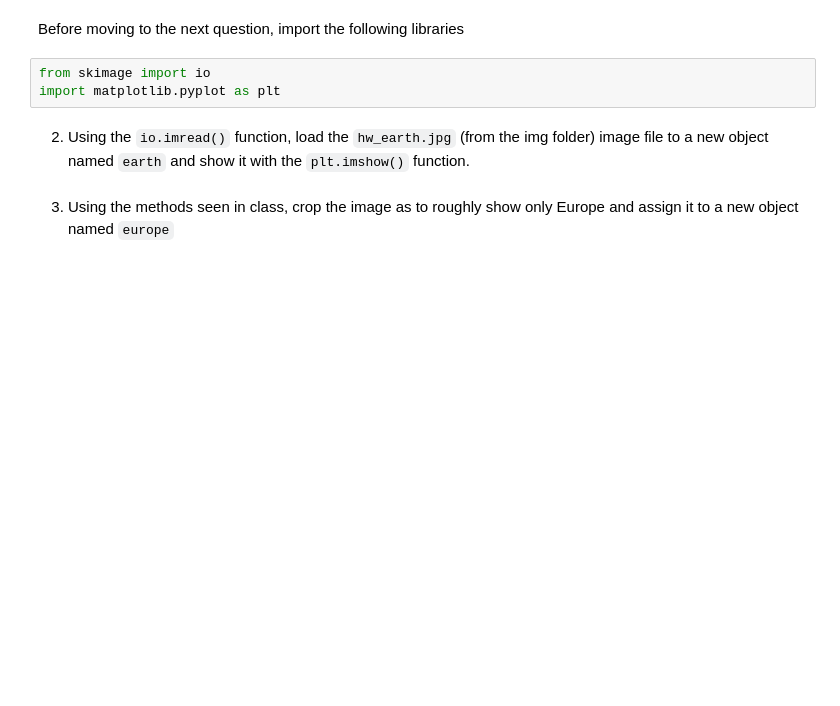
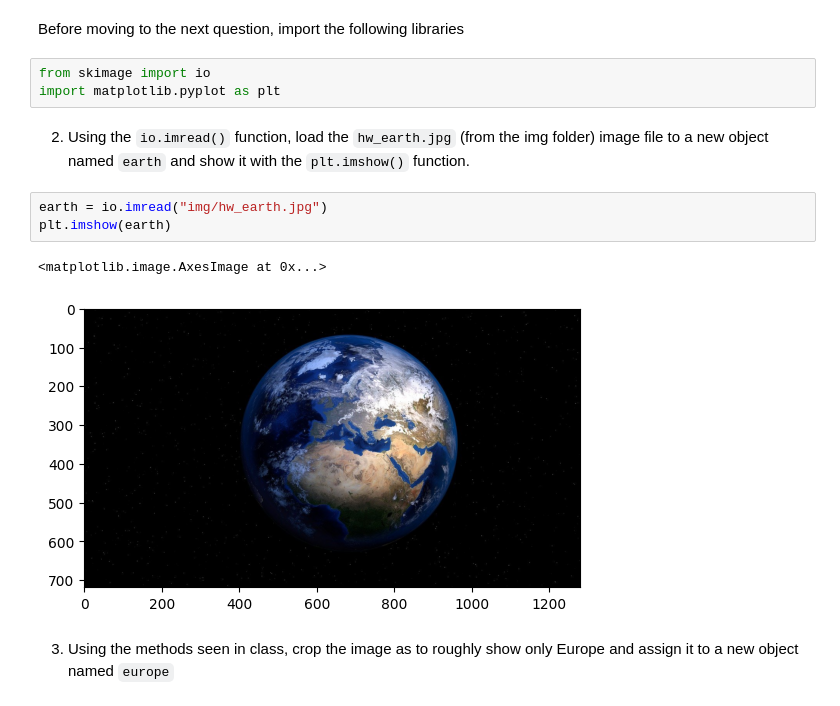
Before and after one commit to extra-jalapenos/python-numpy, a Jupyter notebook: 3b Homework.ipynb, the cells around one changed output. Drawn from its saved outputs; the diff is of its cells as text; blank space fills up the shorter version.

```diff
--- a/3b Homework.ipynb
+++ b/3b Homework.ipynb
@@ -156,5 +148,11 @@ from skimage import io
 import matplotlib.pyplot as plt
 # %% [markdown]
 2. Using the `io.imread()` function, load the `hw_earth.jpg` (from the img folder) image file to a new object named `earth` and show it with the `plt.imshow()` function.
+# %%
+earth = io.imread("img/hw_earth.jpg")
+plt.imshow(earth)
+# %% [output]
+<matplotlib.image.AxesImage at 0x...>
+[figure, added]
 # %% [markdown]
 3. Using the methods seen in class, crop the image as to roughly show only Europe and assign it to a new object named `europe`
```
Also changed, not shown: parts of 6 cells of this notebook.
